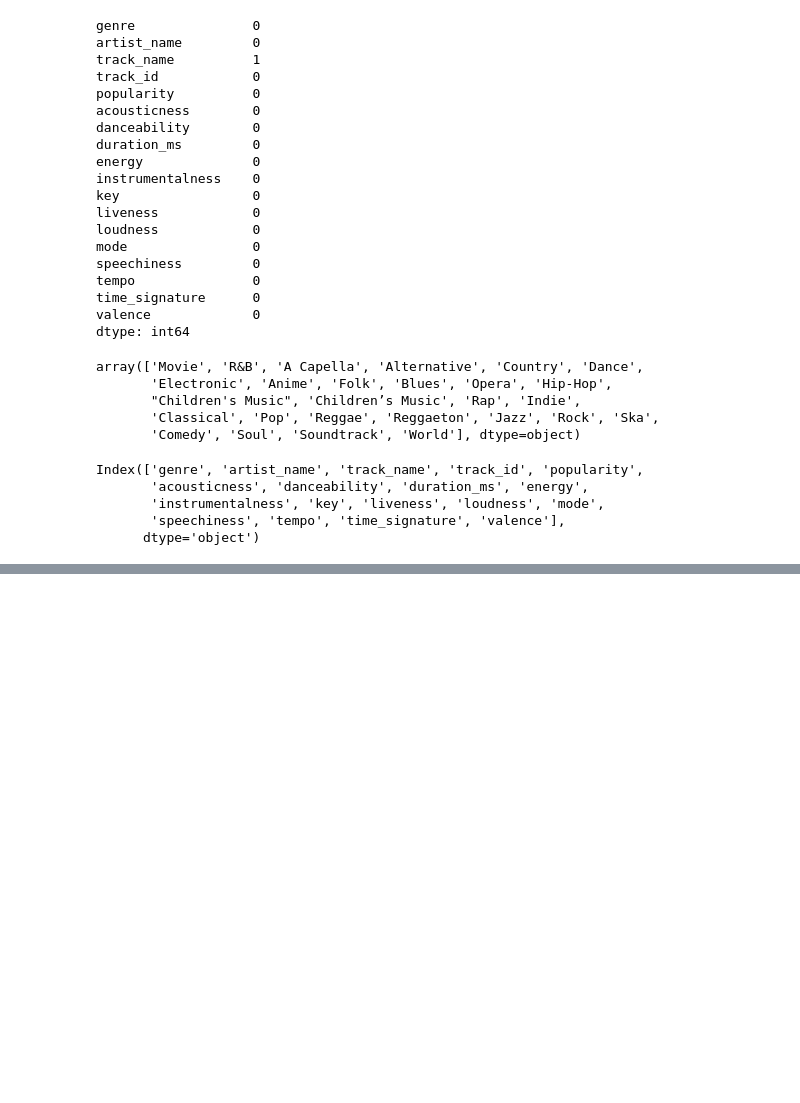
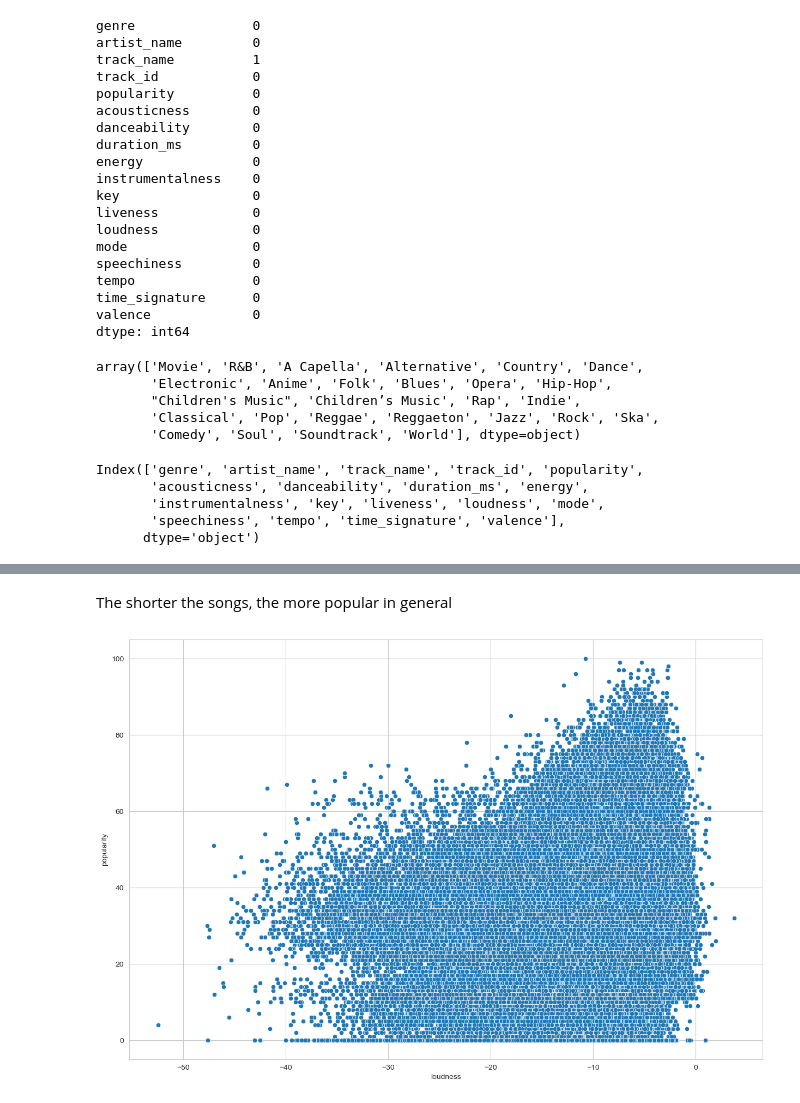
Before and after one commit to xxashwoodxx/spotify, a Jupyter notebook: Spotify-Analysis.ipynb, the cells around one changed output, grey strips where cells are left out. Cells and saved outputs as stored; diff of their text form; code cells hidden in the pictures; blank space fills up the shorter version.

```diff
--- a/Spotify-Analysis.ipynb
+++ b/Spotify-Analysis.ipynb
@@ -185,0 +234,8 @@ plt.show()
+# %% [markdown]
+The shorter the songs, the more popular in general
+# %%
+plt.figure(figsize=(15,10))
+sns.scatterplot(data=df_tracks, x="loudness", y="popularity")
+plt.show()
+# %% [output]
+[figure, added]
```
Also changed, not shown: parts of 27 cells of this notebook.
